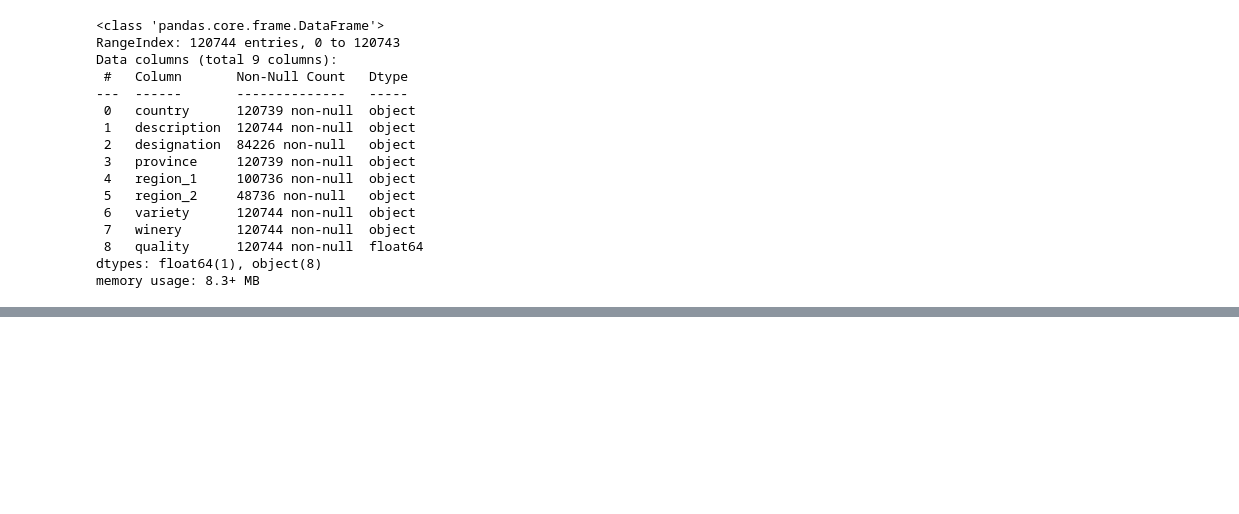
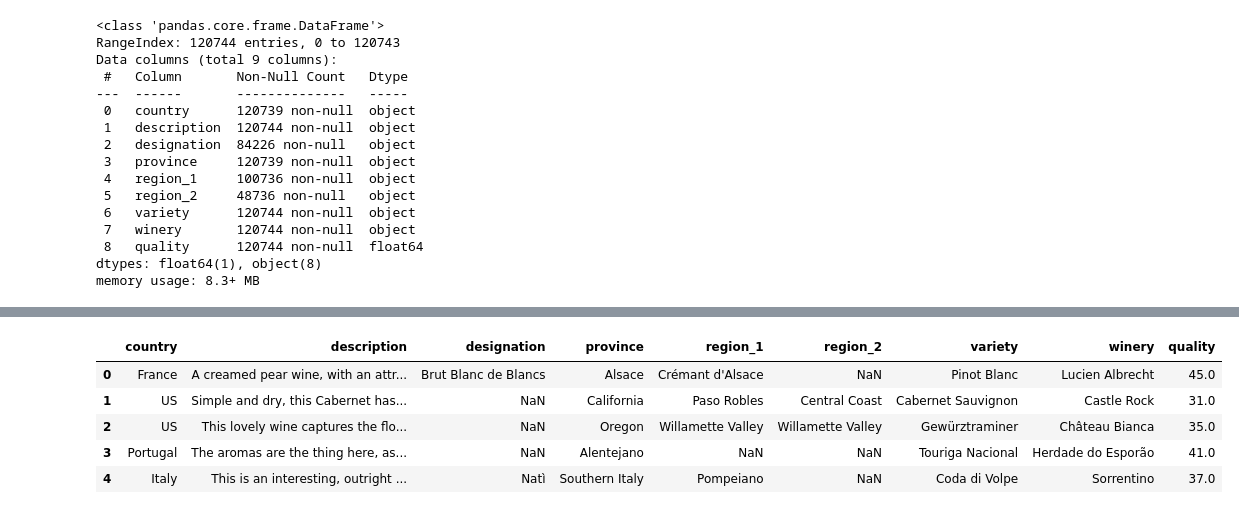
Before and after one commit to monkEdward/dsl_lab, a Jupyter notebook: exam_practices/WINTER_21_FIRST_CALL/REGRESSION_PRJ/wine_prj.ipynb, the cells around one changed output, grey strips where cells are left out. Drawn from its saved outputs; the diff is of its cells as text; code cells hidden in the pictures; blank space fills up the shorter version.

```diff
--- a/exam_practices/WINTER_21_FIRST_CALL/REGRESSION_PRJ/wine_prj.ipynb
+++ b/exam_practices/WINTER_21_FIRST_CALL/REGRESSION_PRJ/wine_prj.ipynb
@@ -56,0 +70,9 @@ memory usage: 8.3+ MB
+# %%
+dataset.head(5)
+# %% [output]
+|  | country | description | designation | province | region_1 | region_2 | variety | winery | quality |
+| 0 | France | A creamed pear wine, with an attr... | Brut Blanc de Blancs | Alsace | Crémant d'Alsace | NaN | Pinot Blanc | Lucien Albrecht | 45.0 |
+| 1 | US | Simple and dry, this Cabernet has... | NaN | California | Paso Robles | Central Coast | Cabernet Sauvignon | Castle Rock | 31.0 |
+| 2 | US | This lovely wine captures the flo... | NaN | Oregon | Willamette Valley | Willamette Valley | Gewürztraminer | Château Bianca | 35.0 |
+| 3 | Portugal | The aromas are the thing here, as... | NaN | Alentejano | NaN | NaN | Touriga Nacional | Herdade do Esporão | 41.0 |
+| 4 | Italy | This is an interesting, outright ... | Natì | Southern Italy | Pompeiano | NaN | Coda di Volpe | Sorrentino | 37.0 |
```
Also changed, not shown: parts of 26 cells of this notebook.
